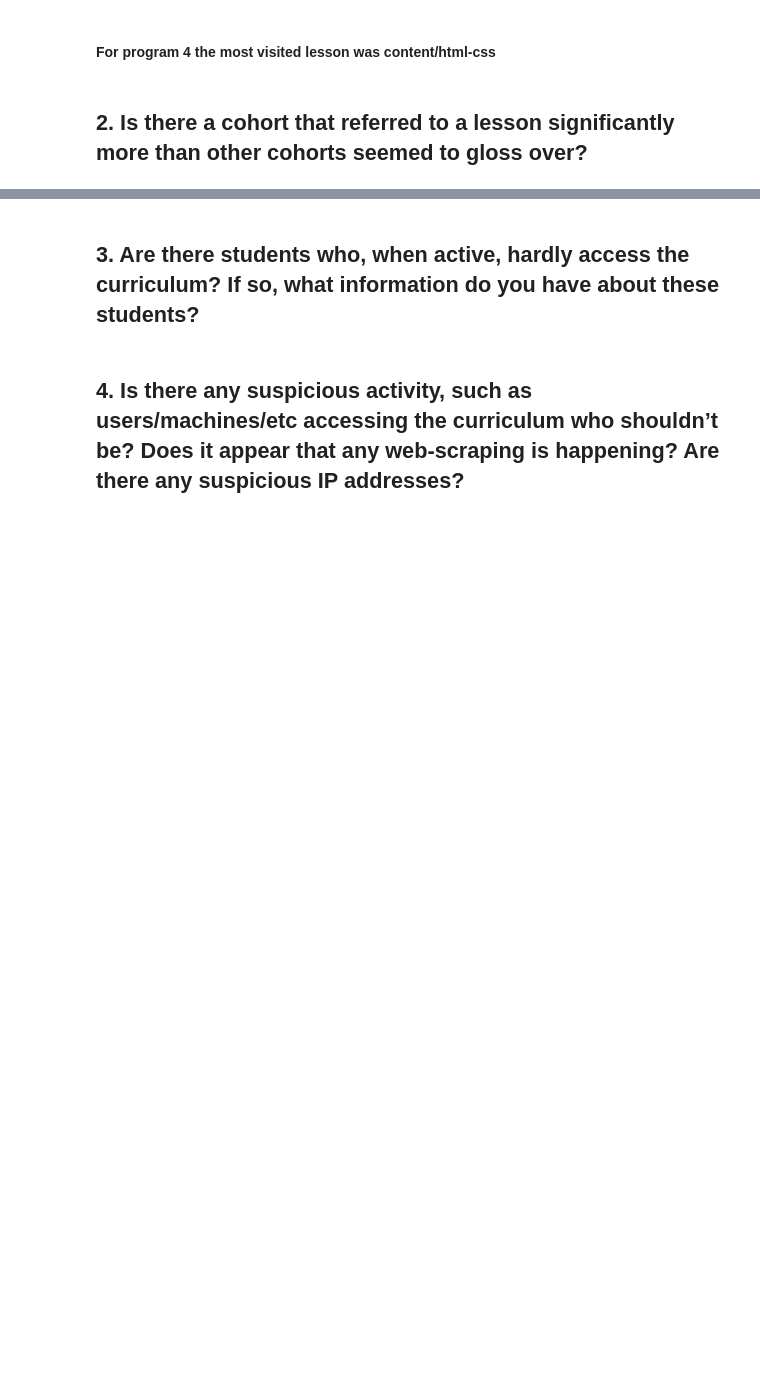
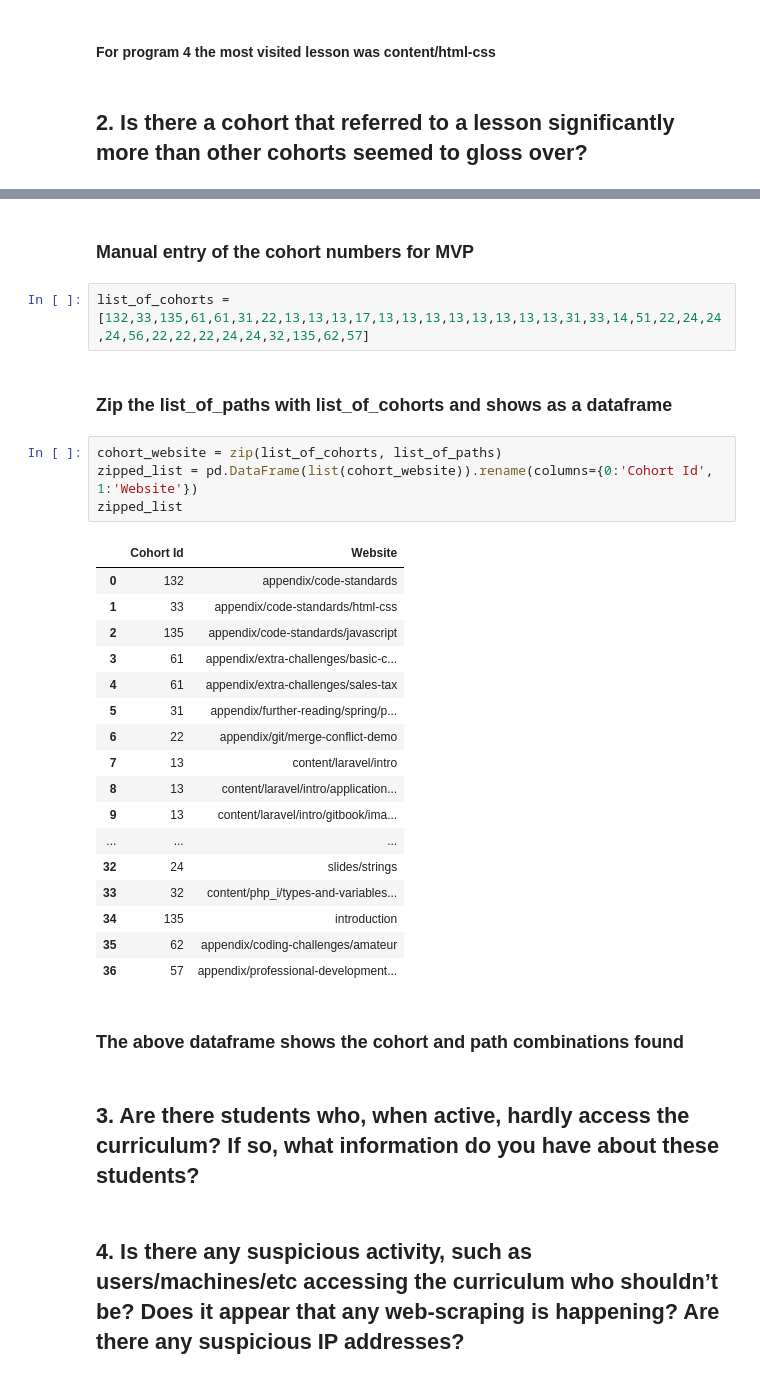
Before and after one commit to The-Four-Musketeer-Scientist/anomaly-project, a Jupyter notebook: final_report.ipynb, the cells around one changed output, grey strips where cells are left out. Saved outputs shown, nothing was run; the diff lists cells and outputs as text; blank space fills up the shorter version.

```diff
--- a/final_report.ipynb
+++ b/final_report.ipynb
@@ -112,3 +177,33 @@ Total Traffic: 1
+# %% [markdown]
+### Manual entry of the cohort numbers for MVP
+# %%
+list_of_cohorts = [132,33,135,61,61,31,22,13,13,13,17,13,13,13,13,13,13,13,13,31,33,14,51,22,24,24,24,56,22,22,22,24,24,32,135,62,57]
+# %% [markdown]
+### Zip the list_of_paths with list_of_cohorts and shows as a dataframe
+# %%
+cohort_website = zip(list_of_cohorts, list_of_paths)
+zipped_list = pd.DataFrame(list(cohort_website)).rename(columns={0:'Cohort Id', 1:'Website'})
+zipped_list
+# %% [output]
+|  | Cohort Id | Website |
+| 0 | 132 | appendix/code-standards |
+| 1 | 33 | appendix/code-standards/html-css |
+| 2 | 135 | appendix/code-standards/javascript |
+| 3 | 61 | appendix/extra-challenges/basic-c... |
+| 4 | 61 | appendix/extra-challenges/sales-tax |
+| 5 | 31 | appendix/further-reading/spring/p... |
+| 6 | 22 | appendix/git/merge-conflict-demo |
+| 7 | 13 | content/laravel/intro |
+| 8 | 13 | content/laravel/intro/application... |
+| 9 | 13 | content/laravel/intro/gitbook/ima... |
+| ... | ... | ... |
+| 32 | 24 | slides/strings |
+| 33 | 32 | content/php_i/types-and-variables... |
+| 34 | 135 | introduction |
+| 35 | 62 | appendix/coding-challenges/amateur |
+| 36 | 57 | appendix/professional-development... |
+# %% [markdown]
+### The above dataframe shows the cohort and path combinations found
 # %% [markdown]
 ## 3. Are there students who, when active, hardly access the curriculum? If so, what information do you have about these students?
 # %% [markdown]
```
Also changed, not shown: parts of 9 cells of this notebook.
